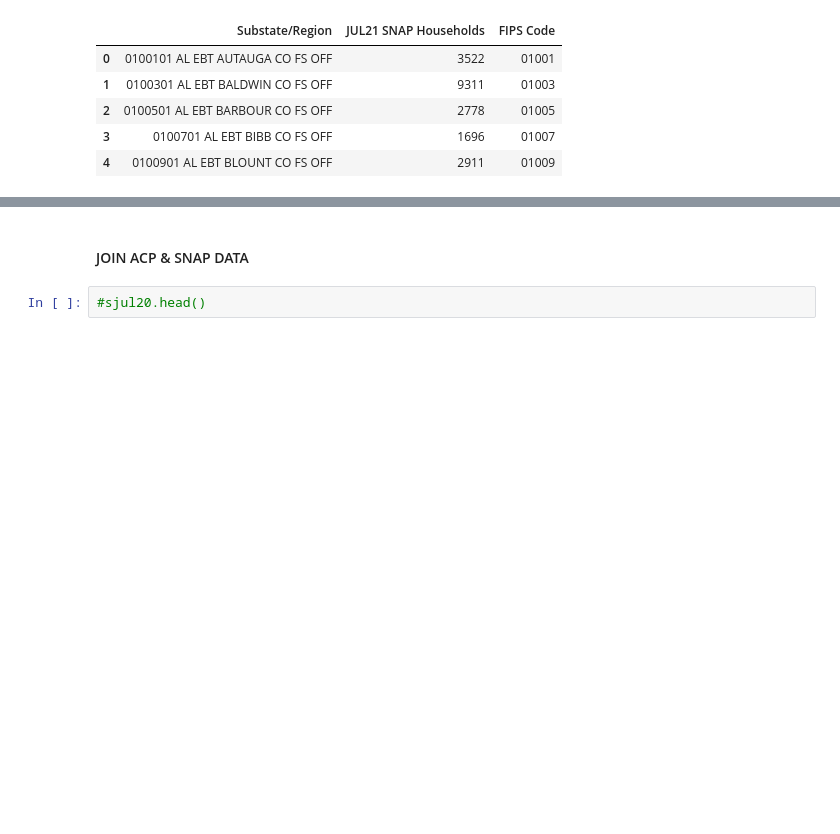
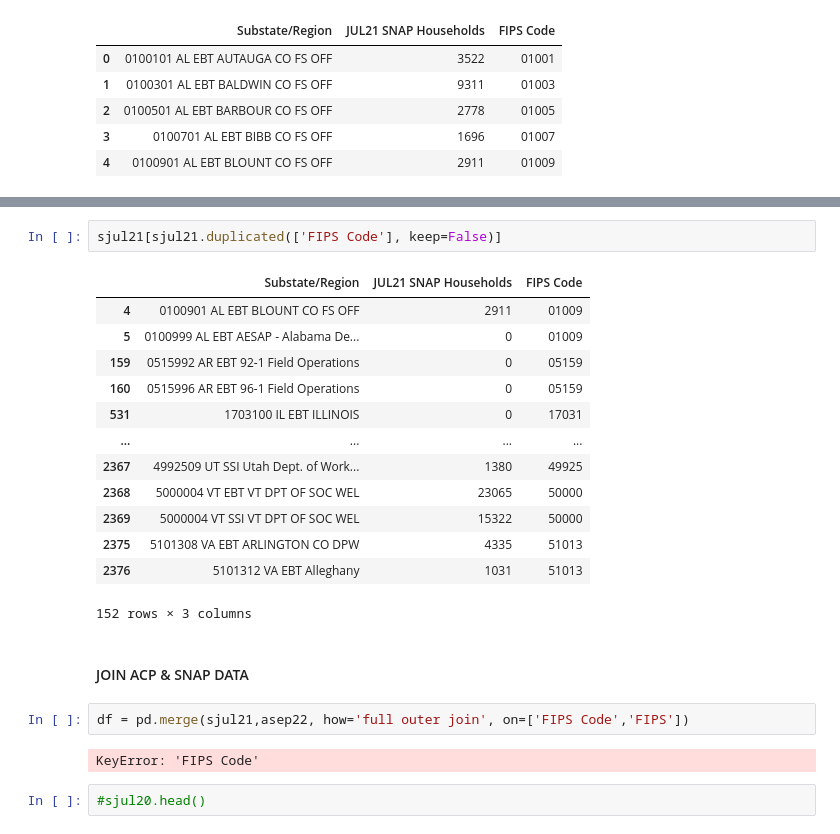
Before and after one commit to datakind/BDT_DataDive_Dec22, a Jupyter notebook: notebooks/ACP Uptake vs SNAP Uptake.ipynb, the cells around one changed output, grey strips where cells are left out. Cells and saved outputs as stored; diff of their text form; blank space fills up the shorter version.

```diff
--- a/notebooks/ACP Uptake vs SNAP Uptake.ipynb
+++ b/notebooks/ACP Uptake vs SNAP Uptake.ipynb
@@ -262,5 +313,25 @@ sjul21.head()
+# %%
+sjul21[sjul21.duplicated(['FIPS Code'], keep=False)]
+# %% [output]
+|  | Substate/Region | JUL21 SNAP Households | FIPS Code |
+| 4 | 0100901 AL EBT BLOUNT CO FS OFF | 2911 | 01009 |
+| 5 | 0100999 AL EBT AESAP - Alabama De... | 0 | 01009 |
+| 159 | 0515992 AR EBT 92-1 Field Operations | 0 | 05159 |
+| 160 | 0515996 AR EBT 96-1 Field Operations | 0 | 05159 |
+| 531 | 1703100 IL EBT ILLINOIS | 0 | 17031 |
+| ... | ... | ... | ... |
+| 2367 | 4992509 UT SSI Utah Dept. of Work... | 1380 | 49925 |
+| 2368 | 5000004 VT EBT VT DPT OF SOC WEL | 23065 | 50000 |
+| 2369 | 5000004 VT SSI VT DPT OF SOC WEL | 15322 | 50000 |
+| 2375 | 5101308 VA EBT ARLINGTON CO DPW | 4335 | 51013 |
+| 2376 | 5101312 VA EBT Alleghany | 1031 | 51013 |
+152 rows × 3 columns
 # %% [markdown]
 #### JOIN ACP & SNAP DATA
+# %%
+df = pd.merge(sjul21,asep22, how='full outer join', on=['FIPS Code','FIPS'])
+# %% [output]
+KeyError: 'FIPS Code'
 # %%
 #sjul20.head()
 # %%
```
Also changed, not shown: parts of 12 cells of this notebook.
